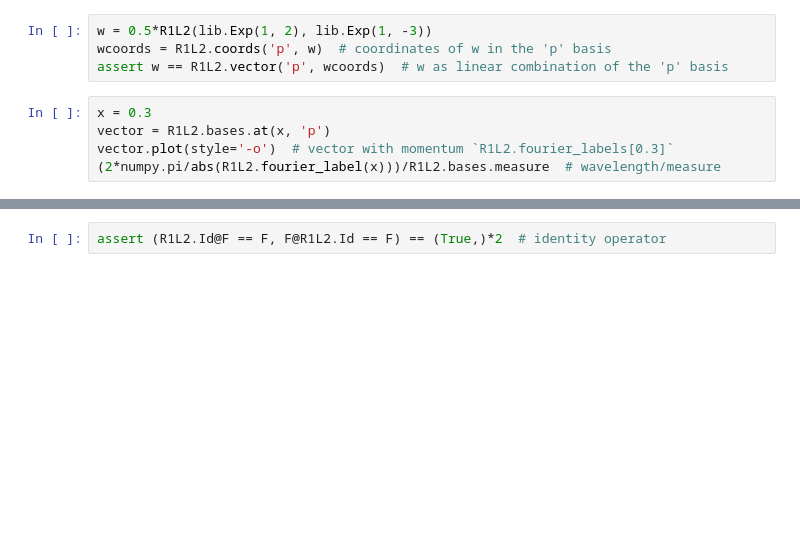
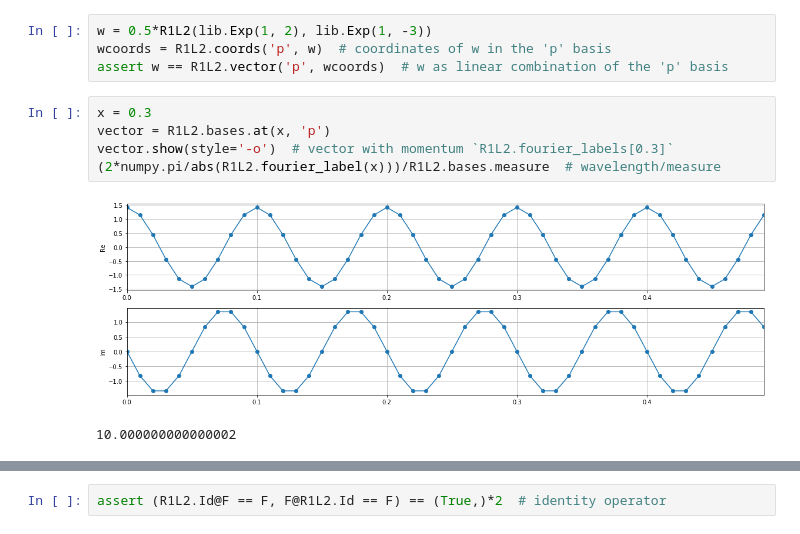
Before and after one commit to dfarre/hilbert-curve, a Jupyter notebook: notebooks/fourier-test.ipynb, the cells around one changed output, grey strips where cells are left out. Cells and saved outputs as stored; diff of their text form; blank space fills up the shorter version.

```diff
--- a/notebooks/fourier-test.ipynb
+++ b/notebooks/fourier-test.ipynb
@@ -57,8 +106,11 @@ assert w == R1L2.vector('p', wcoords)  # w as linear combination of the 'p' basi
 # %%
 x = 0.3
 vector = R1L2.bases.at(x, 'p')
-vector.plot(style='-o')  # vector with momentum `R1L2.fourier_labels[0.3]`
+vector.show(style='-o')  # vector with momentum `R1L2.fourier_labels[0.3]`
 (2*numpy.pi/abs(R1L2.fourier_label(x)))/R1L2.bases.measure  # wavelength/measure
+# %% [output]
+[figure, added]
+10.000000000000002
 # %%
 # Small wavelength Fourier vectors look different from pure sin/cos because of the finite measure
 x = 0.01
```
Also changed, not shown: parts of 13 cells of this notebook, 8 other files.
